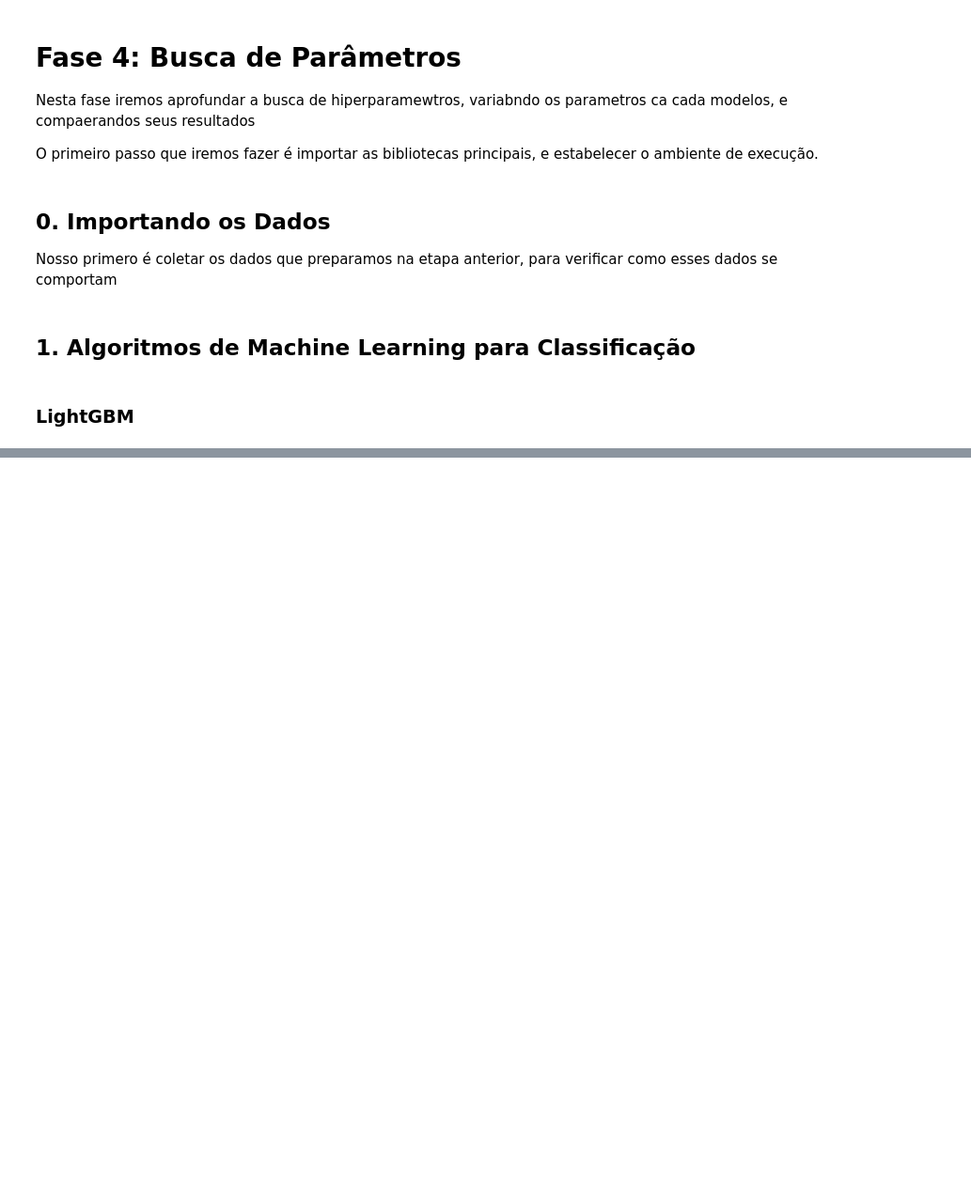
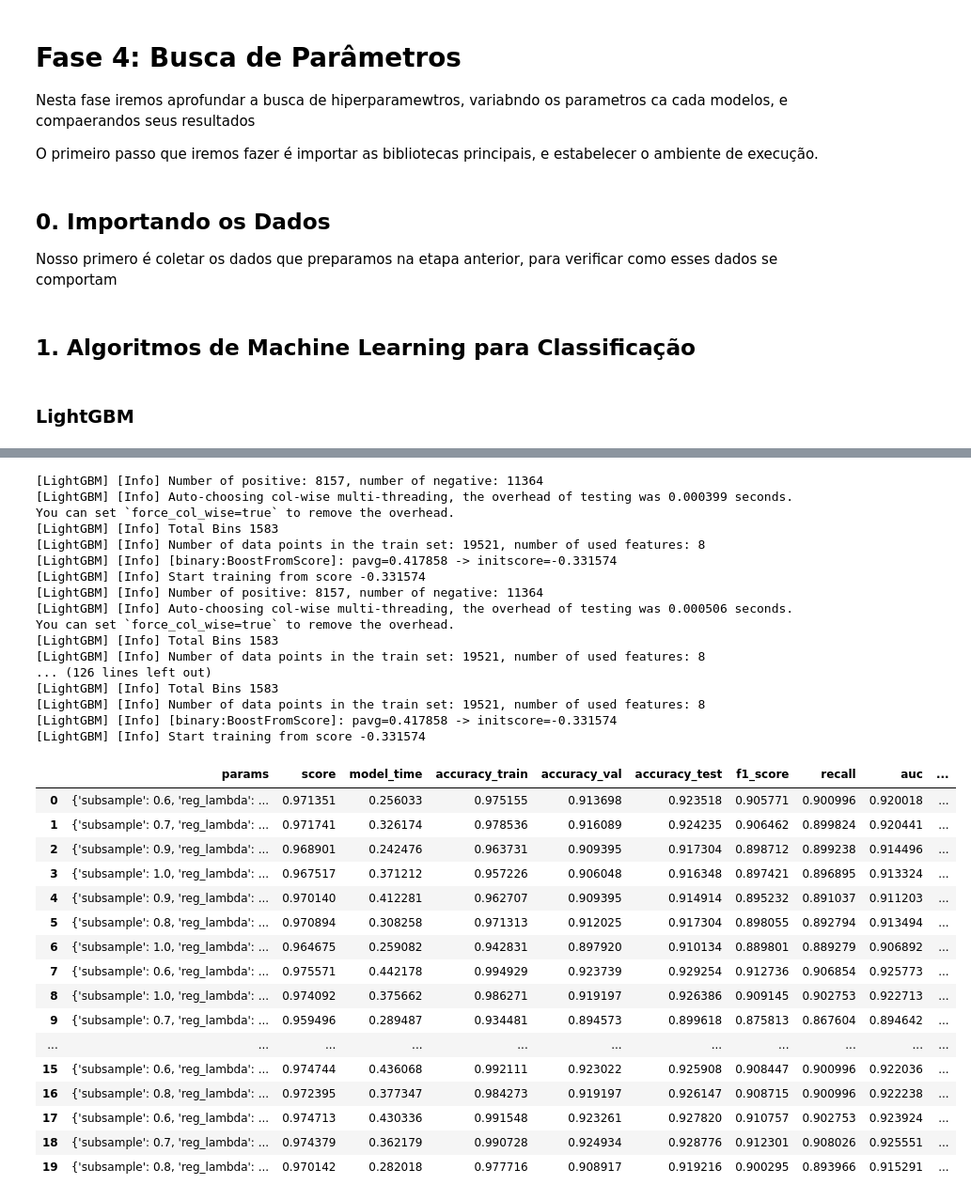
Before and after one commit to GuilhermeMaciel75/SI5-ELEC2, a Jupyter notebook: notebooks/04-Variacao_Parametrica/lightGBM.ipynb, the cells around one changed output, grey strips where cells are left out. Shown at 94% size. Cells and saved outputs as stored; diff of their text form; code cells hidden in the pictures; blank space fills up the shorter version.

```diff
--- a/notebooks/04-Variacao_Parametrica/lightGBM.ipynb
+++ b/notebooks/04-Variacao_Parametrica/lightGBM.ipynb
@@ -139,0 +69,42 @@ df_iter
+# %%
+result, model, cv, loss, all_cv = runner.search_paramsv2(
+    lgbm_model,param_distributions_lgbm, 'lgbm',
+    [X_train, Y_train, X_val, Y_val, X_test, Y_test], n_iter=100)
+
+df=pd.DataFrame((result.values()))
+df
+# %% [output]
+[LightGBM] [Info] Number of positive: 8157, number of negative: 11364
+[LightGBM] [Info] Auto-choosing col-wise multi-threading, the overhead of testing was 0.000399 seconds.
+You can set `force_col_wise=true` to remove the overhead.
+[LightGBM] [Info] Total Bins 1583
+[LightGBM] [Info] Number of data points in the train set: 19521, number of used features: 8
+[LightGBM] [Info] [binary:BoostFromScore]: pavg=0.417858 -> initscore=-0.331574
+[LightGBM] [Info] Start training from score -0.331574
+[LightGBM] [Info] Number of positive: 8157, number of negative: 11364
+[LightGBM] [Info] Auto-choosing col-wise multi-threading, the overhead of testing was 0.000506 seconds.
+You can set `force_col_wise=true` to remove the overhead.
+[LightGBM] [Info] Total Bins 1583
+[LightGBM] [Info] Number of data points in the train set: 19521, number of used features: 8
+... (126 lines left out)
+[LightGBM] [Info] Total Bins 1583
+[LightGBM] [Info] Number of data points in the train set: 19521, number of used features: 8
+[LightGBM] [Info] [binary:BoostFromScore]: pavg=0.417858 -> initscore=-0.331574
+[LightGBM] [Info] Start training from score -0.331574
+|  | params | score | model_time | accuracy_train | accuracy_val | accuracy_test | f1_score | recall | auc | ... |
+| 0 | {'subsample': 0.6, 'reg_lambda': ... | 0.971351 | 0.256033 | 0.975155 | 0.913698 | 0.923518 | 0.905771 | 0.900996 | 0.920018 | ... |
+| 1 | {'subsample': 0.7, 'reg_lambda': ... | 0.971741 | 0.326174 | 0.978536 | 0.916089 | 0.924235 | 0.906462 | 0.899824 | 0.920441 | ... |
+| 2 | {'subsample': 0.9, 'reg_lambda': ... | 0.968901 | 0.242476 | 0.963731 | 0.909395 | 0.917304 | 0.898712 | 0.899238 | 0.914496 | ... |
+| 3 | {'subsample': 1.0, 'reg_lambda': ... | 0.967517 | 0.371212 | 0.957226 | 0.906048 | 0.916348 | 0.897421 | 0.896895 | 0.913324 | ... |
+| 4 | {'subsample': 0.9, 'reg_lambda': ... | 0.970140 | 0.412281 | 0.962707 | 0.909395 | 0.914914 | 0.895232 | 0.891037 | 0.911203 | ... |
+| 5 | {'subsample': 0.8, 'reg_lambda': ... | 0.970894 | 0.308258 | 0.971313 | 0.912025 | 0.917304 | 0.898055 | 0.892794 | 0.913494 | ... |
+| 6 | {'subsample': 1.0, 'reg_lambda': ... | 0.964675 | 0.259082 | 0.942831 | 0.897920 | 0.910134 | 0.889801 | 0.889279 | 0.906892 | ... |
+| 7 | {'subsample': 0.6, 'reg_lambda': ... | 0.975571 | 0.442178 | 0.994929 | 0.923739 | 0.929254 | 0.912736 | 0.906854 | 0.925773 | ... |
+| 8 | {'subsample': 1.0, 'reg_lambda': ... | 0.974092 | 0.375662 | 0.986271 | 0.919197 | 0.926386 | 0.909145 | 0.902753 | 0.922713 | ... |
+| 9 | {'subsample': 0.7, 'reg_lambda': ... | 0.959496 | 0.289487 | 0.934481 | 0.894573 | 0.899618 | 0.875813 | 0.867604 | 0.894642 | ... |
+| ... | ... | ... | ... | ... | ... | ... | ... | ... | ... | ... |
+| 15 | {'subsample': 0.6, 'reg_lambda': ... | 0.974744 | 0.436068 | 0.992111 | 0.923022 | 0.925908 | 0.908447 | 0.900996 | 0.922036 | ... |
+| 16 | {'subsample': 0.8, 'reg_lambda': ... | 0.972395 | 0.377347 | 0.984273 | 0.919197 | 0.926147 | 0.908715 | 0.900996 | 0.922238 | ... |
+| 17 | {'subsample': 0.6, 'reg_lambda': ... | 0.974713 | 0.430336 | 0.991548 | 0.923261 | 0.927820 | 0.910757 | 0.902753 | 0.923924 | ... |
+| 18 | {'subsample': 0.7, 'reg_lambda': ... | 0.974379 | 0.362179 | 0.990728 | 0.924934 | 0.928776 | 0.912301 | 0.908026 | 0.925551 | ... |
+| 19 | {'subsample': 0.8, 'reg_lambda': ... | 0.970142 | 0.282018 | 0.977716 | 0.908917 | 0.919216 | 0.900295 | 0.893966 | 0.915291 | ... |
```
Also changed, not shown: parts of 6 cells of this notebook, 8 other files.
